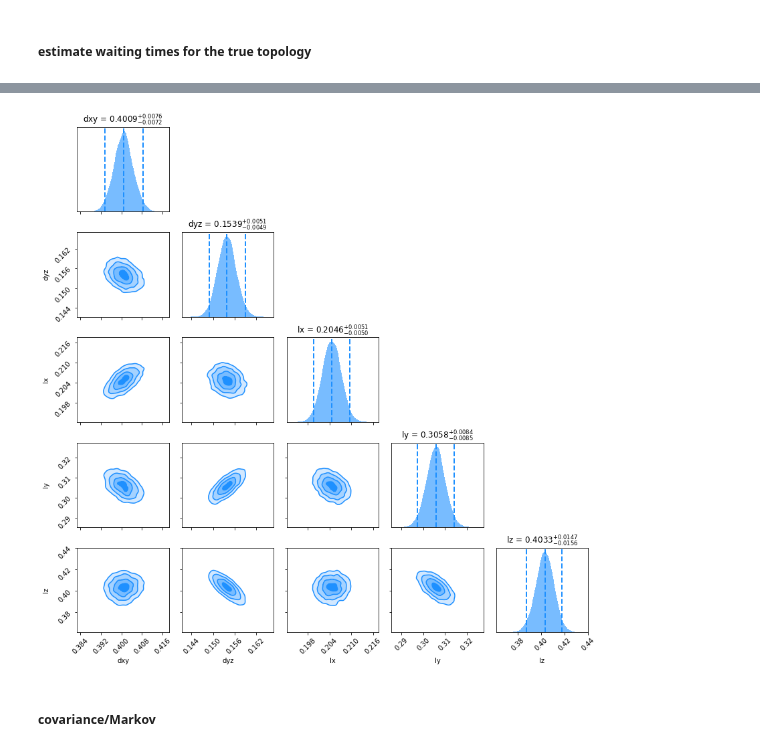
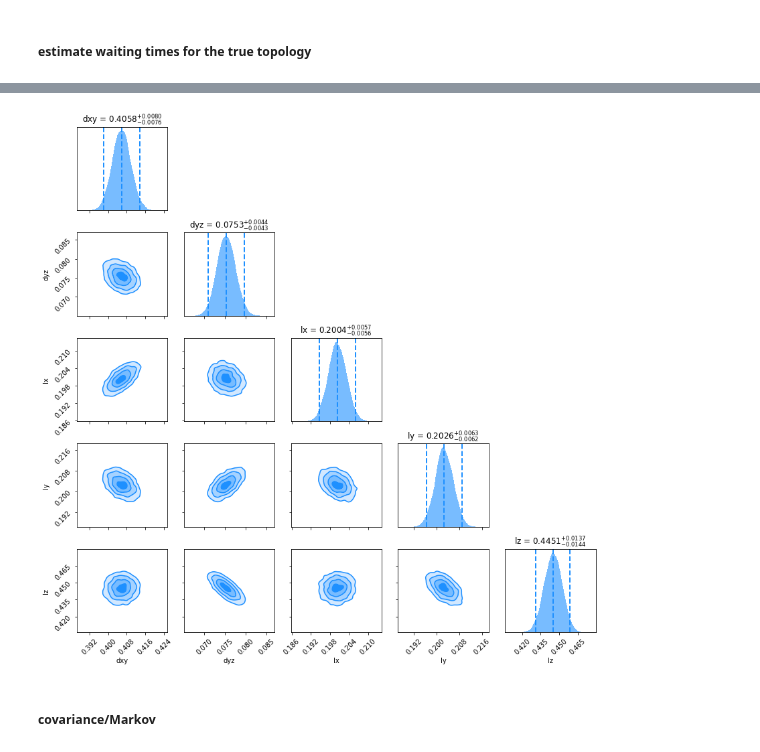
Before and after one commit to mauricelanghinrichs/memocell, a Jupyter notebook: paper/ex_env_pathway_topology.ipynb, the cells around one changed output, grey strips where cells are left out. Saved outputs shown, nothing was run; the diff lists cells and outputs as text; code cells hidden in the pictures.

```diff
--- a/paper/ex_env_pathway_topology.ipynb
+++ b/paper/ex_env_pathway_topology.ipynb
@@ -86,5 +86,7 @@ me.plots.sim_counts_plot(sim)
 # %% [markdown]
 ##### find parameters of true model
+# %%
+data = pickle.load(open('data_pathway_topology_n1000_t11_2.pickle', 'rb'))
 # %%
 s = {'initial_values': initial_values,
          'theta_bounds': {'dxy': (0.0, 1.0), 'dyz': (0.0, 1.0), 'lx': (0.0, 1.0), 'ly': (0.0, 1.0), 'lz': (0.0, 1.0)},
@@ -131,7 +133,7 @@ me.plots.est_bestfit_covariance_plot(est, data=True, conf=True)
 ### we use script 'model_select_topologies.py' to do this
 
 # load result
-res = pickle.load(open('estimation_data_pathway_topology_n1000_t11_test.pickle', 'rb'))
+res = pickle.load(open('estimation_data_pathway_topology_n1000_t11_2_surround.pickle', 'rb'))
 # %%
 me.plots.selection_plot(res, est_type='evidence', save='logevid.pdf')
 # %% [output]
@@ -175,8 +178,8 @@ net42513
 # %%
-est = res[0]
-me.plots.est_corner_kernel_plot(est, save='corner_net42513.pdf')
+est = res[3]
+me.plots.est_corner_kernel_plot(est, save='corner_net41513.pdf')
 # %% [output]
-[figure, old version]
+[figure, new version]
 # %% [markdown]
 ##### covariance/Markov
 # %% [markdown]
```
Also changed, not shown: parts of 23 cells of this notebook, 17 other files.
